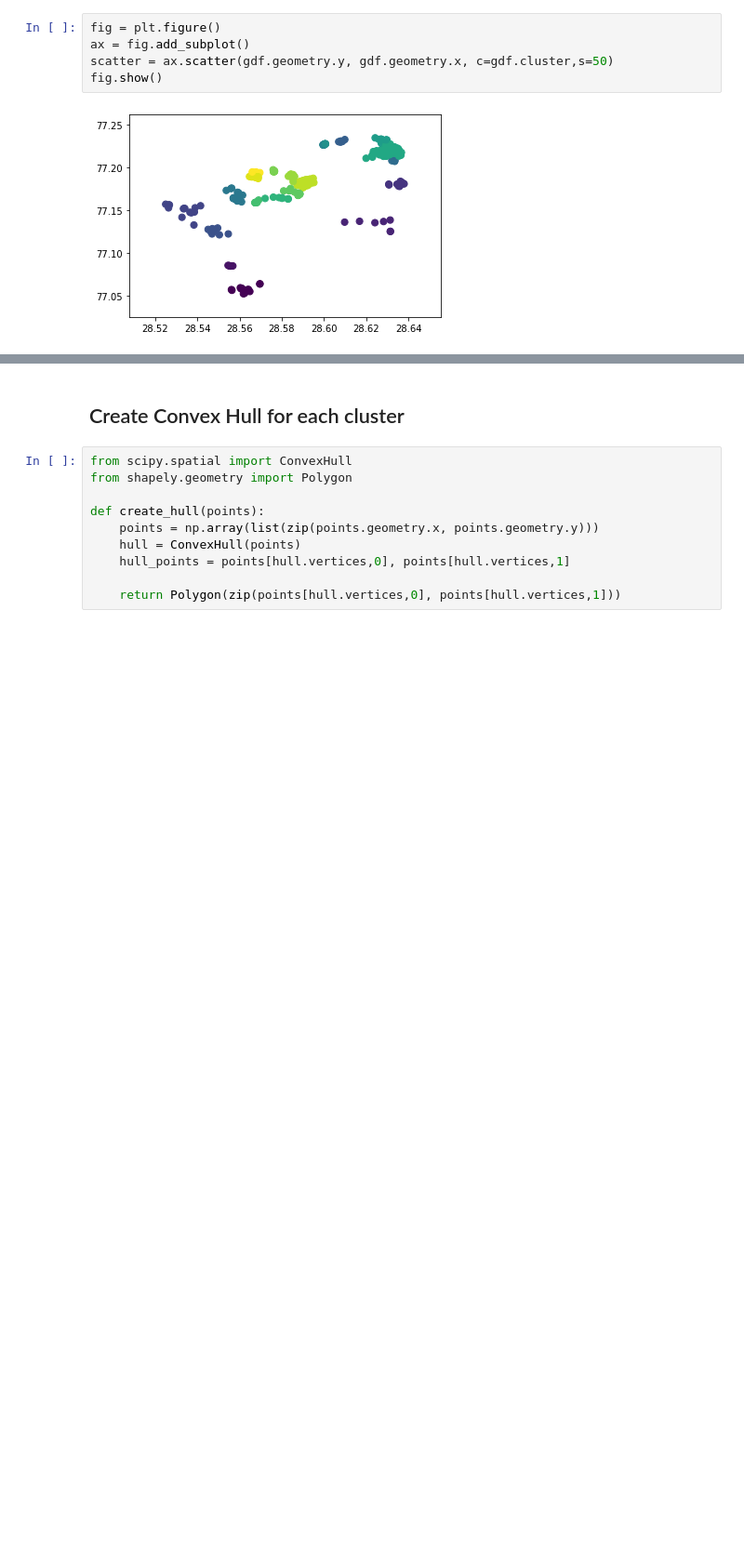
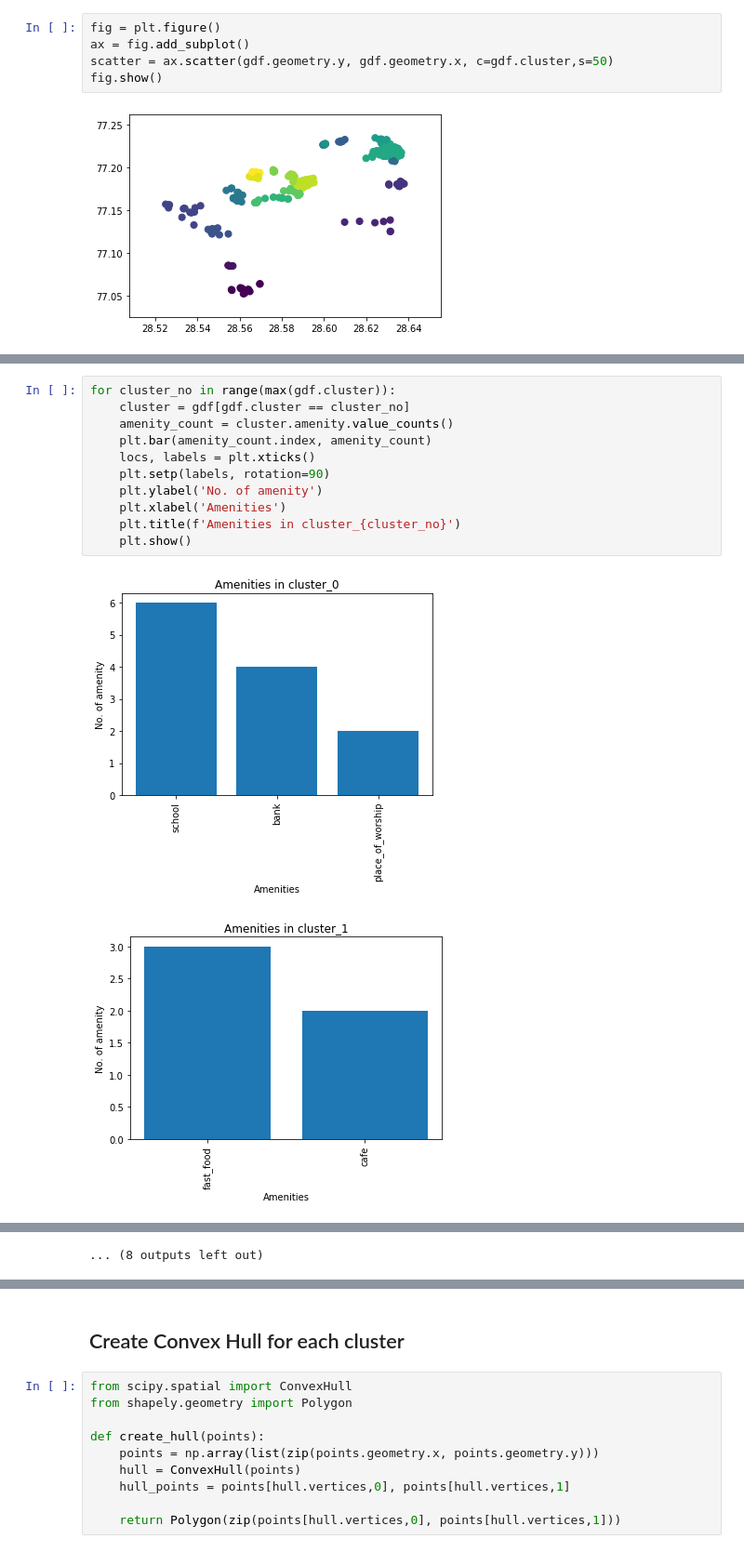
Before and after one commit to sourishsarmah/Commercial_Centers_using_POI_data, a Jupyter notebook: Commercial_Clusters_using_POI.ipynb, the cells around one changed output, grey strips where cells are left out. Shown at 93% size. Drawn from its saved outputs; the diff is of its cells as text; blank space fills up the shorter version.

```diff
--- a/Commercial_Clusters_using_POI.ipynb
+++ b/Commercial_Clusters_using_POI.ipynb
@@ -306,0 +343,14 @@ Name: cluster, dtype: int64
+# %%
+for cluster_no in range(max(gdf.cluster)):
+    cluster = gdf[gdf.cluster == cluster_no]
+    amenity_count = cluster.amenity.value_counts()
+    plt.bar(amenity_count.index, amenity_count)
+    locs, labels = plt.xticks()
+    plt.setp(labels, rotation=90)
+    plt.ylabel('No. of amenity')
+    plt.xlabel('Amenities')
+    plt.title(f'Amenities in cluster_{cluster_no}')
+    plt.show()
+# %% [output]
+[figure, added]
+[figure, added]
@@ -306,0 +367 @@ Name: cluster, dtype: int64
+... (8 outputs left out)
```
Also changed, not shown: parts of 19 cells of this notebook.
